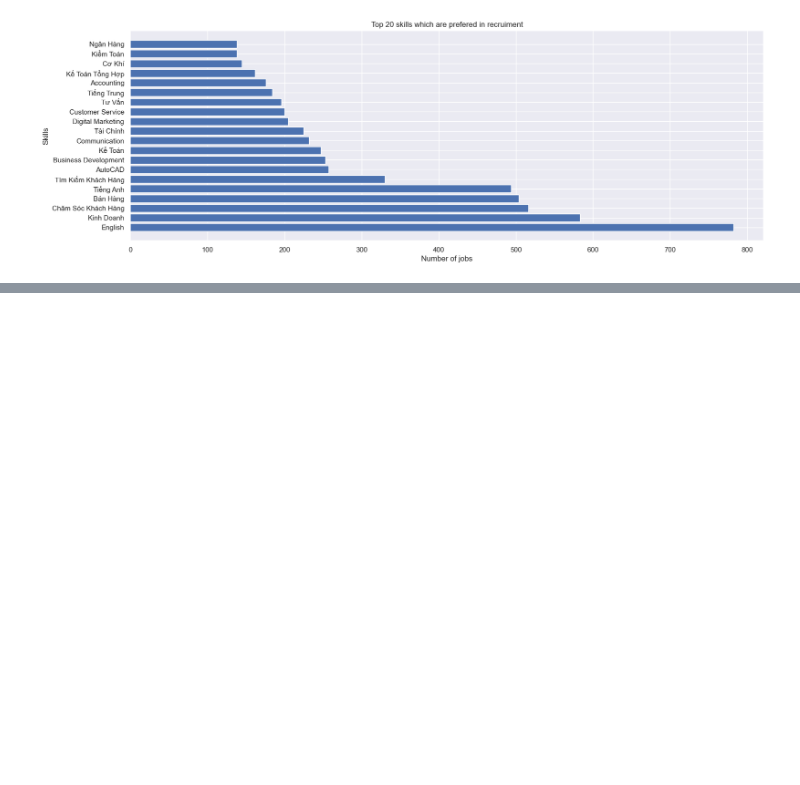
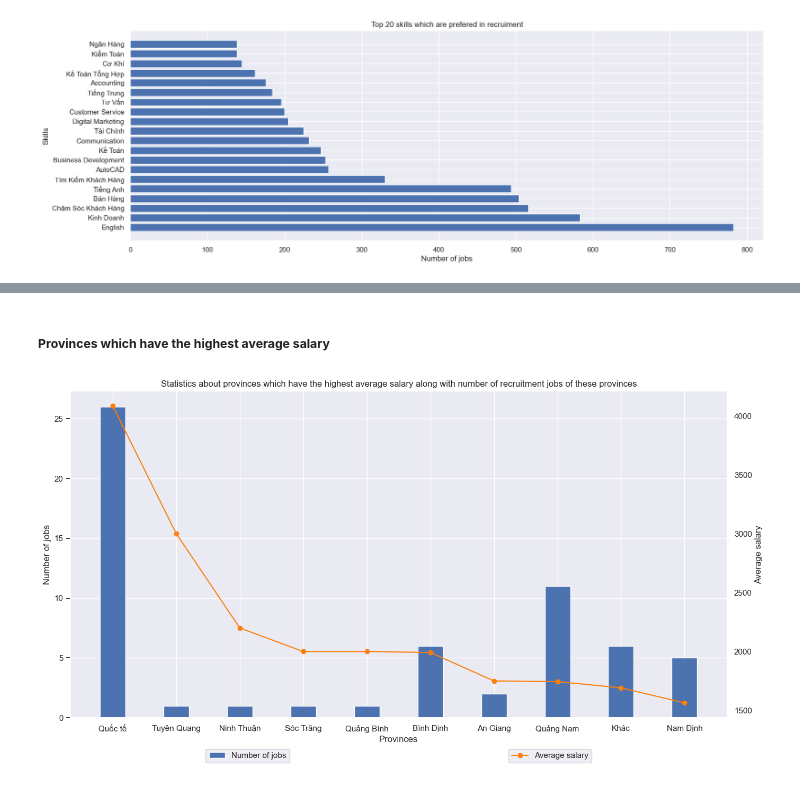
Before and after one commit to HThinhN/Project.VietNamJobs, a Jupyter notebook: P4_Data_Visualizing.ipynb, the cells around one changed output, grey strips where cells are left out. Cells and saved outputs as stored; diff of their text form; code cells hidden in the pictures; blank space fills up the shorter version.

```diff
--- a/P4_Data_Visualizing.ipynb
+++ b/P4_Data_Visualizing.ipynb
@@ -379,0 +393,43 @@ plt.ylabel('Skills');
+# %%
+df[df['isSalaryVisible'] == True]['isSalaryVisible'].count()
+# Because a lot of value of salary are "Thương lượng", so we will only
+# use data which has the range of salary exactly
+temp_df = df[df['isSalaryVisible'] == True]
+# %%
+locations_salary_df = temp_df[['workingLocations','salary']].copy()
+locations_salary_df['workingLocations'] = locations_salary_df['workingLocations']\
+                                    .astype(str)\
+                                    .apply(lambda x: list(ast.literal_eval(x).values()))
+locations_salary_df = locations_salary_df.explode('workingLocations')
+avg_salary = round(locations_salary_df.groupby('workingLocations')['salary'].mean().reset_index())
+avg_salary = avg_salary.rename(columns = {'salary': 'avgsalary'})
+locations_jobs = locations_salary_df.groupby('workingLocations').count().reset_index()
+locations_jobs = locations_jobs.rename(columns = {'salary': 'numberOfjobs'})
+locations_df = pd.concat([locations_jobs, avg_salary['avgsalary']], axis=1)
+# %% [markdown]
+##### **Provinces which have the highest average salary**
+# %%
+locations_avg_salary_df = locations_df.sort_values\
+                    (by = 'avgsalary', ascending = False)[:10]
+# %%
+fig, ax = plt.subplots(figsize=(16,8))
+ax.bar(locations_avg_salary_df['workingLocations'],\
+        locations_avg_salary_df['numberOfjobs'],width = 0.4)
+ax.set_xlabel('Provinces')
+ax.set_ylabel('Number of jobs')
+ax.tick_params(left=False)
+ax.legend(['Number of jobs'],loc='lower left',bbox_to_anchor=(0.2, -0.15))
+
+ax2 = ax.twinx()
+ax2.plot(locations_avg_salary_df['workingLocations'],\
+          locations_avg_salary_df['avgsalary'],marker='o',color='#fe7f0e')
+ax2.set_ylabel('Average salary')
+ax2.grid(False)
+ax2.tick_params(right=False)
+ax2.legend(['Average salary'],loc='lower right',bbox_to_anchor=(0.8, -0.15))
+
+plt.title('Statistics about provinces which have the highest average salary \
+along with number of recruitment jobs of these provinces')
+plt.show()
+# %% [output]
+[figure, added]
```
Also changed, not shown: parts of 8 cells of this notebook.
